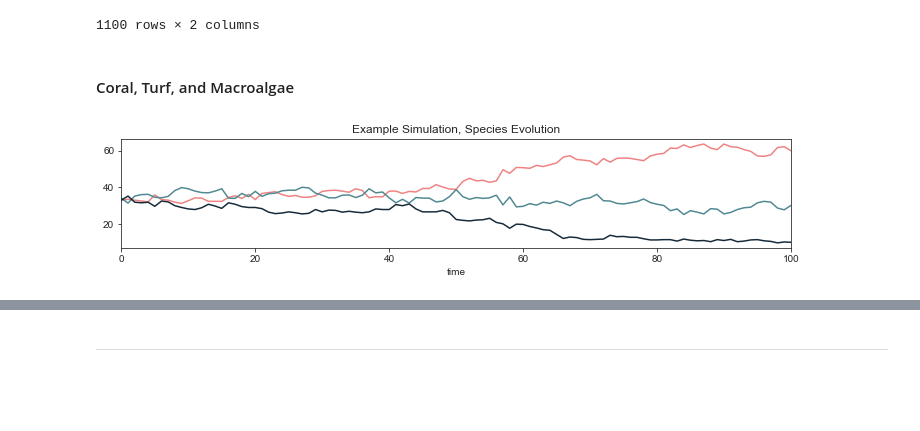
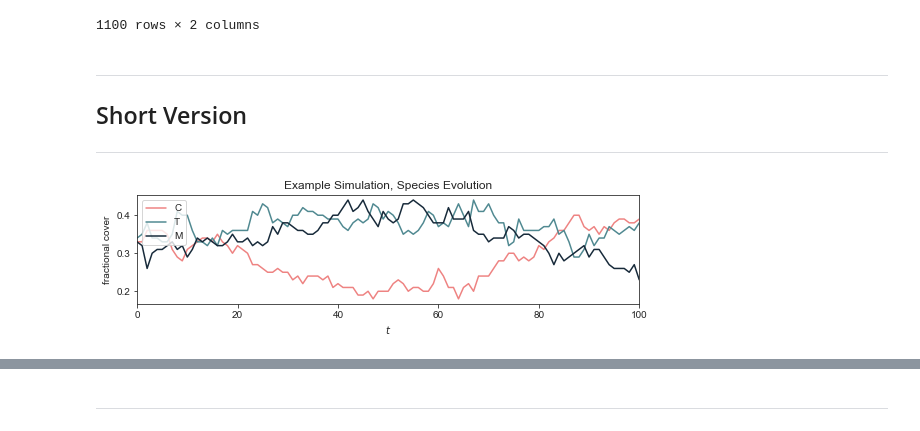
Before and after one commit to rneuhausler/coralModel-analyses, a Jupyter notebook: scripts/figure2_metric_examples.ipynb, the cells around one changed output, grey strips where cells are left out. Drawn from its saved outputs; the diff is of its cells as text; code cells hidden in the pictures; blank space fills up the shorter version.

Commit message:
figure 2 neighborhood descriptor pieces

```diff
--- a/scripts/figure2_metric_examples.ipynb
+++ b/scripts/figure2_metric_examples.ipynb
@@ -73,10 +73,12 @@ extension = '.png'
 # %%
 top_directory = "./output/" #os.getcwd()
 files, runs = tl.view_runs(top_directory)
+number_of_rows = 25
 subset = runs[(runs['neighborhood_threshold']==145)&
-              (runs['number_of_rows']==25)&
+              (runs['number_of_rows']==number_of_rows)&
               (runs['grazing']==57)&
-              (runs['grid_option']==0)]
+              (runs['grid_option']==0)&
+              (runs['initial_coral_percent']==33)]
 subset
 # %% [output]
 |  | number_of_rows | number_of_columns | grid_option | grazing | neighborhood_threshold | initial_coral_percent | ... |
@@ -85,7 +87,11 @@ subset
 df = tl.load_runs(files, subset)
 df = tl.split_neighbors(df)
 df = tl.add_percent(df)
-df['time'] = df['timestep']*.1
+dt=.1
+df['time'] = df['timestep']*dt
+df['C'] = round(df.coral_percent/100,2)
+df['T'] = round(df.turf_percent/100,2)
+df['M'] = round(df.macroalgae_percent/100,2)
 # %%
 df[['time','timestep']]
 # %% [output]
@@ -103,6 +109,10 @@ df[['time','timestep']]
 | 1099 | 109.0 | 1090 |
 1100 rows × 2 columns
 # %%
-simulation = 1
+simulation = 6
-# %% [markdown]
-#### Coral, Turf, and Macroalgae
+# %% [markdown]
+_______
+
+## Short Version
+
+_______
@@ -109,16 +123,19 @@ simulation = 1
 # %%
 ### create df with columns of interest
 name = 'temporal_evolution_3_species'
-simulation=1
+
 time_final = 100
-timesteps=[]
-columns =['coral_percent', 'turf_percent', 'macroalgae_percent']
+columns =['C', 'T', 'M']
 data = df[(df['simulation']==simulation)&(df['time']<=time_final)].set_index('time')[columns]
-data.plot(figsize=(12,2), legend=False)
+data.plot(figsize=(9,2))
 plt.title('Example Simulation, Species Evolution')
-plt.savefig(path + name + extension, dpi=400)
+plt.xlabel(r"$t$")
+plt.ylabel('fractional cover')
+plt.legend(loc='upper left')
+
+plt.savefig(path + name + extension, dpi=600, bbox_inches = "tight")
 # %% [output]
-[figure, old version]
+[figure, new version]
 # %%
 columns =['coral_percent', 'turf_percent', 'macroalgae_percent','time','simulation', 'image', 'coral_coral_neighbors']
 data = df[(df['simulation']==simulation)&(df['time']<=time_final)][columns]
```
Also changed, not shown: parts of 12 cells of this notebook, 1 other file.
